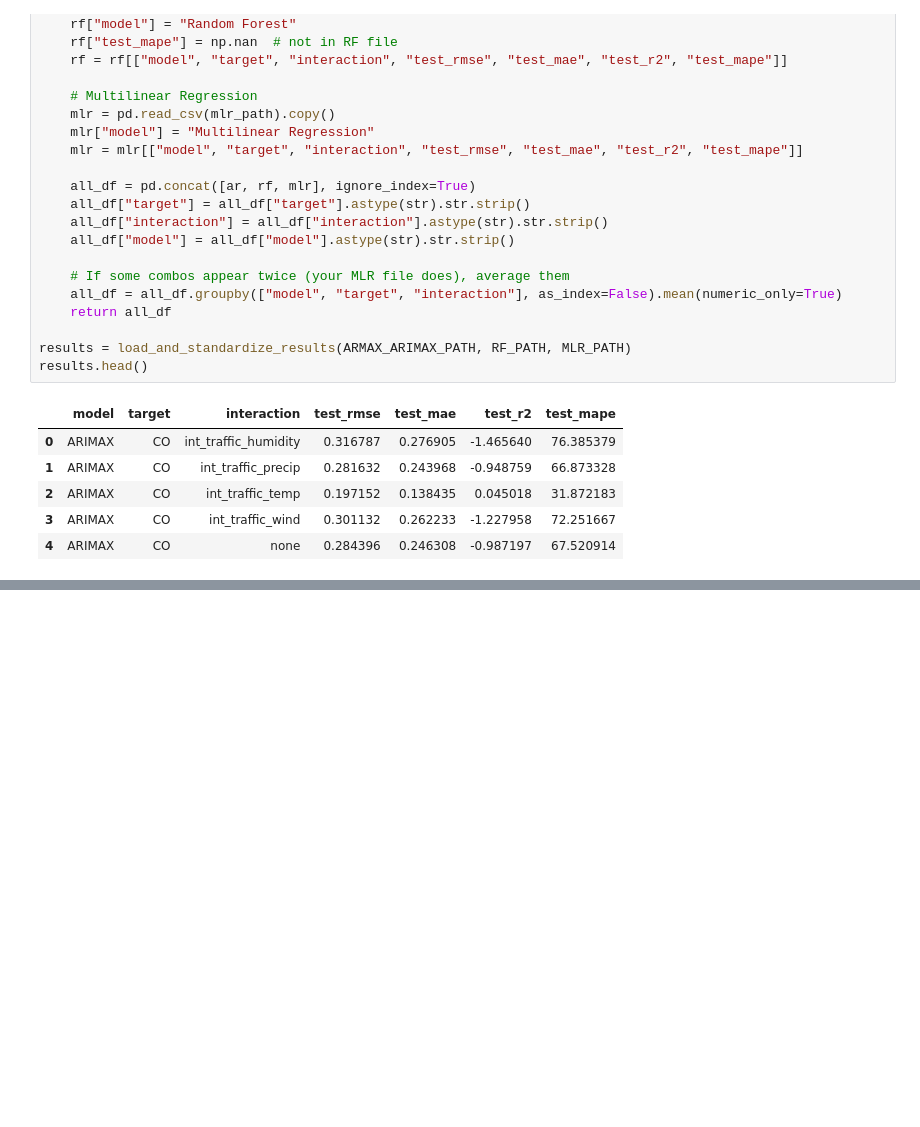
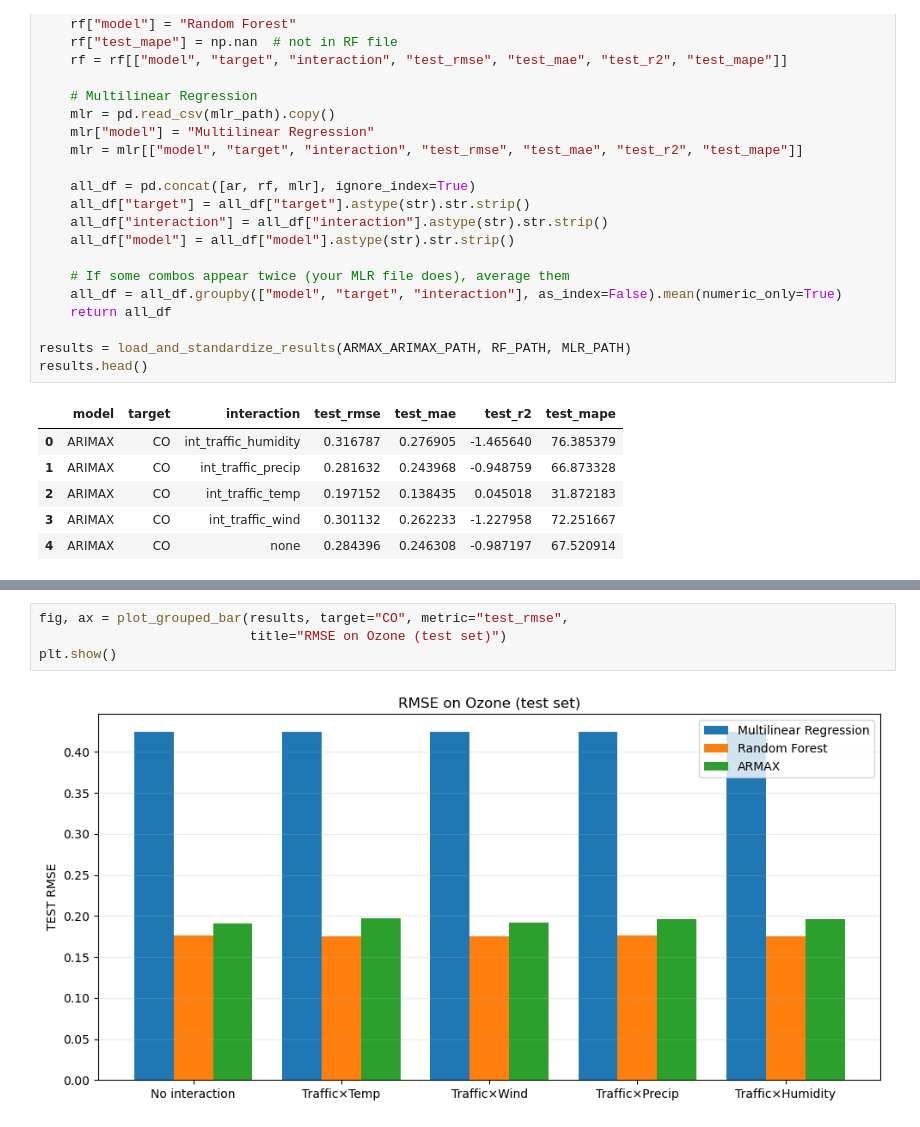
Before and after one commit to Gavision97/Research-Methods, a Jupyter notebook: results.ipynb, the cells around one changed output, grey strips where cells are left out. Saved outputs shown, nothing was run; the diff lists cells and outputs as text; blank space fills up the shorter version.

```diff
--- a/results.ipynb
+++ b/results.ipynb
@@ -298,0 +240,6 @@ for pol in ["Ozone", "PM2.5", "NO2", "CO"]:   # your file uses NO2 (not "NO")
+# %%
+fig, ax = plot_grouped_bar(results, target="CO", metric="test_rmse",
+                           title="RMSE on Ozone (test set)")
+plt.show()
+# %% [output]
+[figure, added]
```
Also changed, not shown: parts of 19 cells of this notebook, 1 other file.
